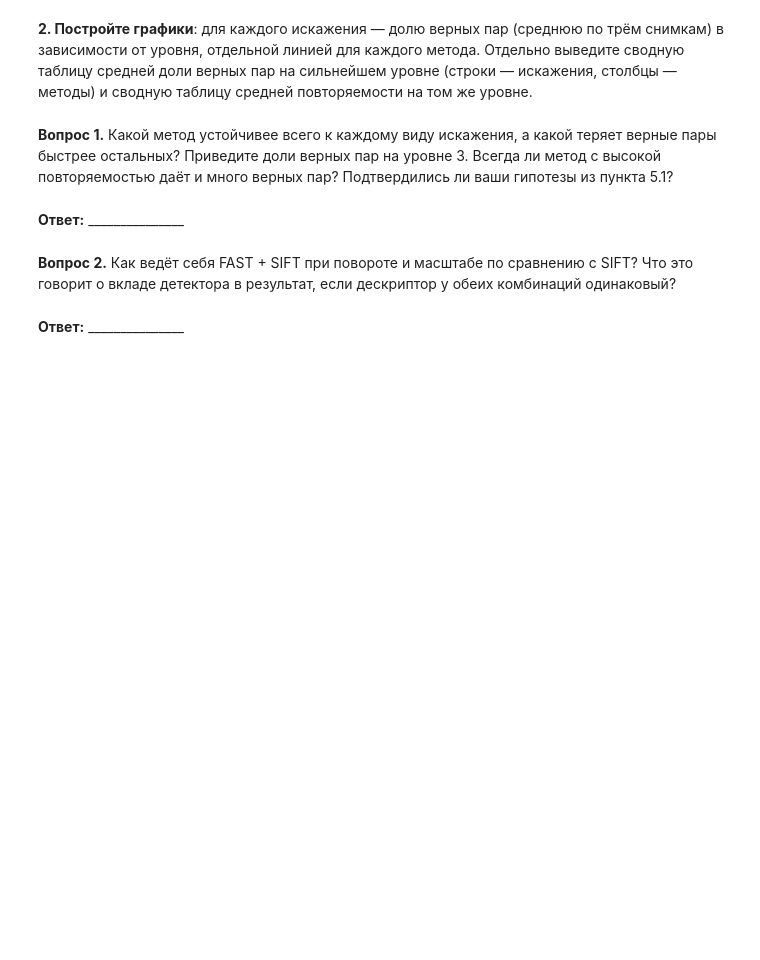
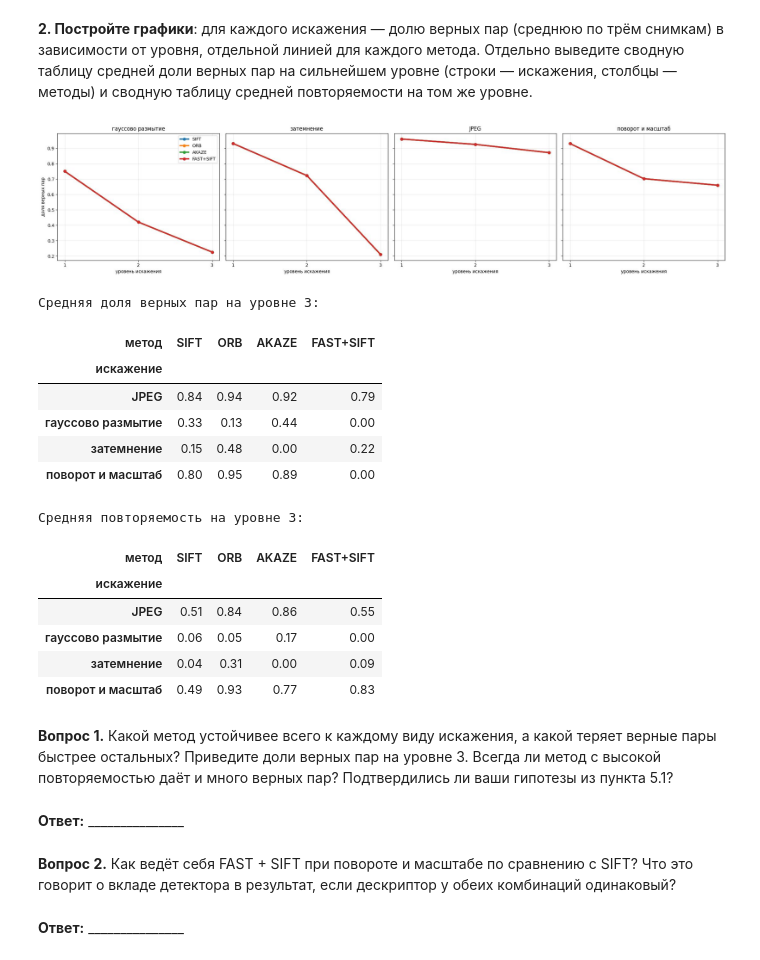
Before and after one commit to DanisStepanov/image_processing, a Jupyter notebook: Проектная_работа_№5_Анализ_и_сравнение_детекторов_ключевых_точек_и_дескрипторов_в_OpenCV.ipynb, the cells around one changed output. Drawn from its saved outputs; the diff is of its cells as text; code cells hidden in the pictures; blank space fills up the shorter version.

```diff
--- a/Проектная_работа_№5_Анализ_и_сравнение_детекторов_ключевых_точек_и_дескрипторов_в_OpenCV.ipynb
+++ b/Проектная_работа_№5_Анализ_и_сравнение_детекторов_ключевых_точек_и_дескрипторов_в_OpenCV.ipynb
@@ -69,6 +71,7 @@ print('OpenCV', cv2.__version__)
 Функция `download` скачивает файл в папку `data`, если его там ещё нет. Серии Oxford Affine нужны в Задании 1, поэтому загрузим их сразу; остальные наборы загружаются в своих заданиях.
 # %%
 os.makedirs('data', exist_ok=True)
+DATA_URL = 'https://github.com/tester170/image-processing-data/releases/download/datasets/'  # копия архивов Oxford Affine и FIRE
 
 def download(url, name):
     """Скачивает файл в папку data, если его там ещё нет, и возвращает путь к нему."""
@@ -87,7 +90,7 @@ OXFORD_SERIES = {
     'leuven': 'освещение', 'ubc': 'сжатие JPEG',
 }
 for seq in OXFORD_SERIES:
-    archive = download(f'https://thor.robots.ox.ac.uk/datasets/affine/{seq}.tar.gz', f'{seq}.tar.gz')
+    archive = download(DATA_URL + f'{seq}.tar.gz', f'{seq}.tar.gz')
     if not os.path.isdir(f'data/{seq}'):
         tarfile.open(archive).extractall(f'data/{seq}', filter='data')
 print(sorted(os.listdir('data')))
@@ -226,7 +323,6 @@ def draw_checked(img1, kp1, img2, kp2, good, correct, n=60):
 **Ошибка найденной гомографии.** По парам после теста Лоу оценивается гомография (`cv2.findHomography`, RANSAC, порог 3 пикселя) и сравнивается с эталонной: функция `corner_error` возвращает среднее расхождение углов кадра. Пару снимков считаем **совмещённой**, если ошибка меньше 5 пикселей.
 # %%
 def repeatability(kp1, kp2, H, shape2, top=1000, radius=3):
-    """Доля из top лучших точек снимка 1, повторившихся на снимке 2 не дальше radius пикселей."""
     if len(kp1) == 0 or len(kp2) == 0:
         return 0.0
     pts1 = np.float32([k.pt for k in sorted(kp1, key=lambda k: -k.response)[:top]])
@@ -234,7 +330,7 @@ def repeatability(kp1, kp2, H, shape2, top=1000, radius=3):
     proj = cv2.perspectiveTransform(pts1.reshape(-1, 1, 2), H).reshape(-1, 2)
     h, w = shape2[:2]
     inside = (proj[:, 0] >= 0) & (proj[:, 0] < w) & (proj[:, 1] >= 0) & (proj[:, 1] < h)
-    dist = np.linalg.norm(proj[inside, None] - pts2[None], axis=2).min(axis=1)  # до ближайшей точки снимка 2
+    dist = np.linalg.norm(proj[inside, None] - pts2[None], axis=2).min(axis=1)
     return float((dist <= radius).mean())
 # %% [markdown]
 **1. Напишите функцию `evaluate_pair(feat1, feat2, H_true, shape, norm, ratio=0.8)`**, где `feat1` и `feat2` — результаты `detect_and_describe`. Функция возвращает словарь `{'пар': ..., 'верных': ..., 'доля верных': ..., 'ошибка H': ...}`. Если пар меньше четырёх, гомографию оценить нельзя: верните ошибку `np.inf`. Учтите, что на сильно искажённом снимке детектор может не найти ни одной точки: тогда `descriptor.compute` возвращает `des = None`, и сопоставлять нечего.
@@ -258,3 +382,19 @@ def repeatability(kp1, kp2, H, shape2, top=1000, radius=3):
 #         for level_no, level in enumerate(levels, start=1):
 #             ...  # искажение, признаки искажённого снимка, evaluate_pair, repeatability
 # synthetic = pd.DataFrame(rows)
+# %%
+rows = []
+for base in BASES:
+    img1 = gray(oxford(base, 1))
+    feats1 = {name: detect_and_describe(img1, name) for name in METHOD_NAMES}
+    for dist_name, (_, levels) in DISTORTIONS.items():
+        for level_no in range(1, len(levels) + 1):
+            img2, H = distort(dist_name, img1, level_no)
+            for name in METHOD_NAMES:
+                feat2 = detect_and_describe(img2, name)
+                m = evaluate_pair(feats1[name], feat2, H, img1.shape, METHODS[name][2])
+                m['повторяемость'] = repeatability(feats1[name][0], feat2[0], H, img2.shape)
+                rows.append({'снимок': base, 'искажение': dist_name, 'уровень': level_no,
+                             'метод': name, **m})
+synthetic = pd.DataFrame(rows)
+synthetic.head()
@@ -264,6 +411,43 @@ def repeatability(kp1, kp2, H, shape2, top=1000, radius=3):
 # Ваш код
 # Графики: доля верных пар от уровня, по одному графику на искажение, линии — методы
 # Сводные таблицы на уровне 3: доля верных пар и повторяемость (строки — искажения, столбцы — методы)
+# %%
+COLORS = {'SIFT': 'tab:blue', 'ORB': 'tab:orange', 'AKAZE': 'tab:green', 'FAST+SIFT': 'tab:red'}
+fig, axes = plt.subplots(1, 4, figsize=(22, 5), sharey=True)
+for ax, dist_name in zip(axes, DISTORTIONS):
+    for name in METHOD_NAMES:
+        part = synthetic[synthetic['искажение'] == dist_name].groupby('уровень')['доля верных'].mean()
+        ax.plot(part.index, part.values, 'o-', color=COLORS[name], linewidth=3, label=name)
+    ax.set_xticks([1, 2, 3])
+    ax.set_title(dist_name)
+    ax.set_xlabel('уровень искажения')
+    ax.grid(True, alpha=0.3)
+axes[0].set_ylabel('доля верных пар')
+axes[0].legend()
+plt.tight_layout()
+plt.show()
+
+level3 = synthetic[synthetic['уровень'] == 3]
+print('Средняя доля верных пар на уровне 3:')
+display(level3.pivot_table(index='искажение', columns='метод', values='доля верных')[METHOD_NAMES].round(2))
+print('Средняя повторяемость на уровне 3:')
+display(level3.pivot_table(index='искажение', columns='метод', values='повторяемость')[METHOD_NAMES].round(2))
+# %% [output]
+[figure, added]
+Средняя доля верных пар на уровне 3:
+| метод | SIFT | ORB | AKAZE | FAST+SIFT |
+| искажение |  |  |  |  |
+| JPEG | 0.84 | 0.94 | 0.92 | 0.79 |
+| гауссово размытие | 0.33 | 0.13 | 0.44 | 0.00 |
+| затемнение | 0.15 | 0.48 | 0.00 | 0.22 |
+| поворот и масштаб | 0.80 | 0.95 | 0.89 | 0.00 |
+Средняя повторяемость на уровне 3:
+| метод | SIFT | ORB | AKAZE | FAST+SIFT |
+| искажение |  |  |  |  |
+| JPEG | 0.51 | 0.84 | 0.86 | 0.55 |
+| гауссово размытие | 0.06 | 0.05 | 0.17 | 0.00 |
+| затемнение | 0.04 | 0.31 | 0.00 | 0.09 |
+| поворот и масштаб | 0.49 | 0.93 | 0.77 | 0.83 |
 # %% [markdown]
 **Вопрос 1.** Какой метод устойчивее всего к каждому виду искажения, а какой теряет верные пары быстрее остальных? Приведите доли верных пар на уровне 3. Всегда ли метод с высокой повторяемостью даёт и много верных пар? Подтвердились ли ваши гипотезы из пункта 5.1?
 # %% [markdown]
```
Also changed, not shown: parts of 20 cells of this notebook.
